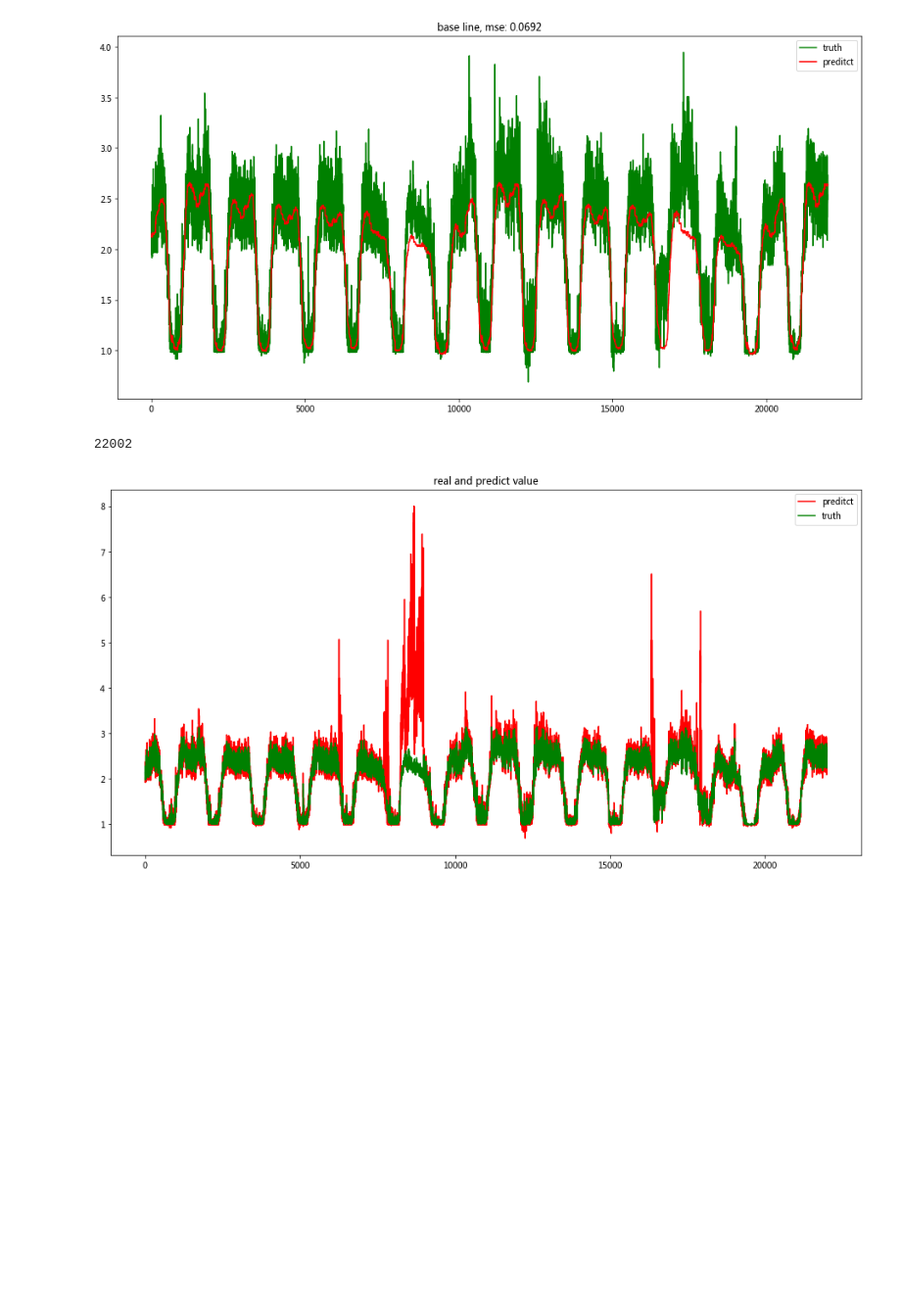
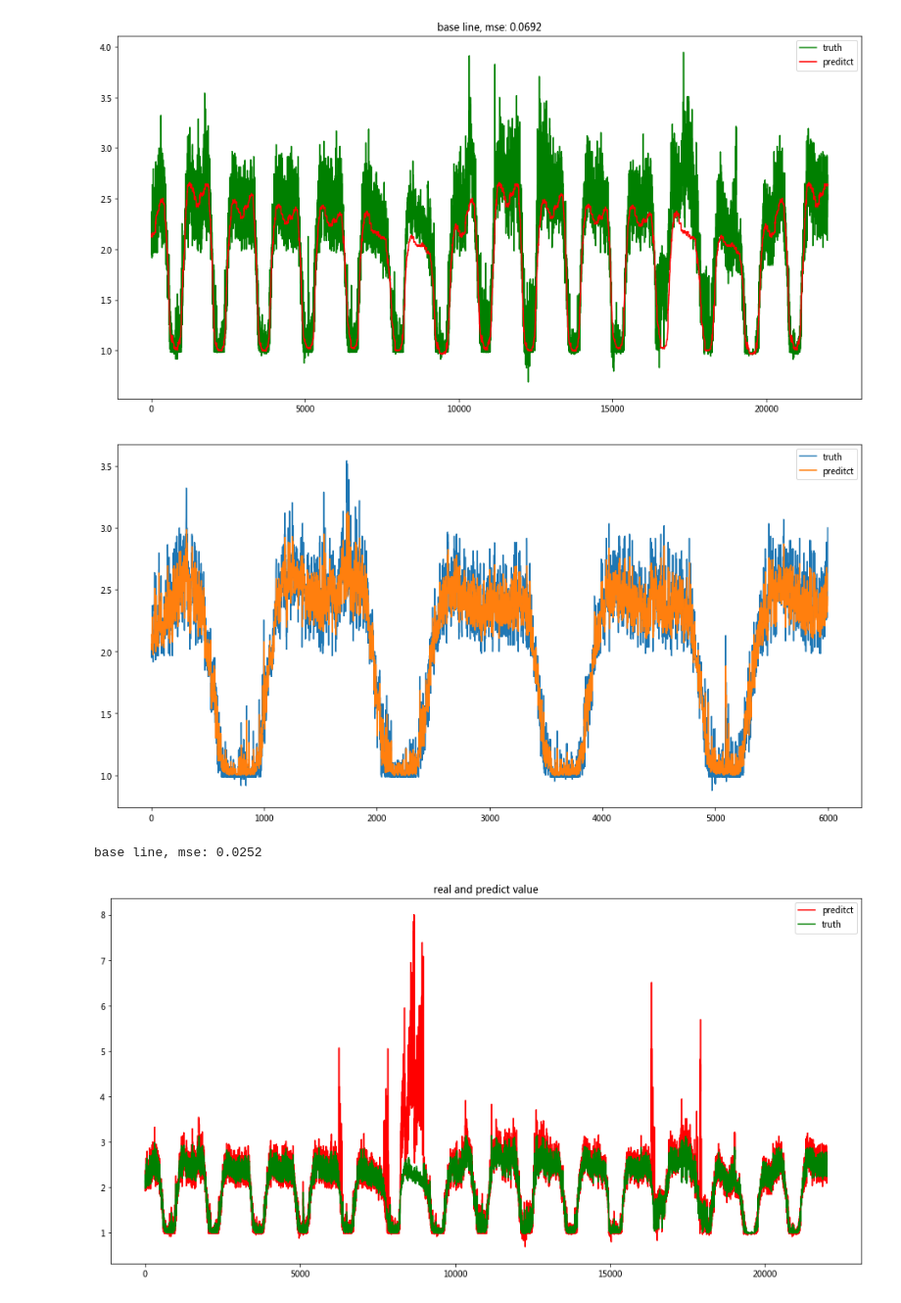
Before and after one commit to zhiyedan/kg234-essay-awifi, a Jupyter notebook: essay/pys/gbdt_and_baseline.ipynb, the cells around one changed output. Shown at 98% size. Drawn from its saved outputs; the diff is of its cells as text; code cells hidden in the pictures; blank space fills up the shorter version.

```diff
--- a/essay/pys/gbdt_and_baseline.ipynb
+++ b/essay/pys/gbdt_and_baseline.ipynb
@@ -92,10 +92,19 @@ plt.title('base line, mse: %.4f'%mean_squared_error(y_test.values,base_pred))
 plt.show()
 # %% [output]
 [figure]
-# %%
-len(pred)
-# %% [output]
-22002
+# %%
+plt.figure(figsize=(16,8))
+plt.plot(y_test[:6000].values,label='truth')
+plt.plot(pred[:6000],label='preditct')
+plt.legend(loc='best')
+# plt.title('base line, mse: %.4f'%mean_squared_error(y_test.values,base_pred))
+plt.show()
+# %% [output]
+[figure, added]
+# %%
+print('base line, mse: %.4f'%mean_squared_error(y_test.values,pred))
+# %% [output]
+base line, mse: 0.0252
 # %%
 raw_df = pd.read_csv("../data/one_train_fine.csv",sep=',')
 test_df = raw_df[-len(pred):]
```
Also changed, not shown: 24 other files.
